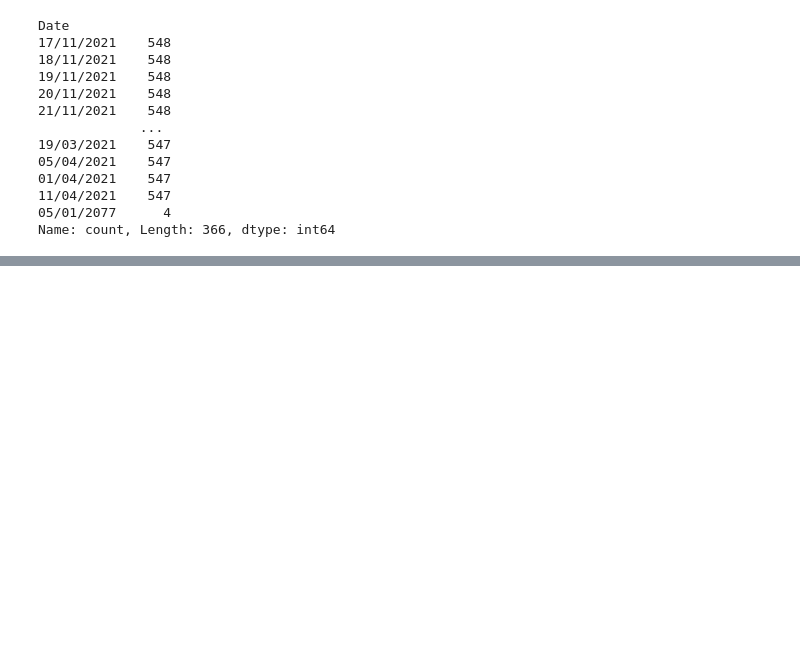
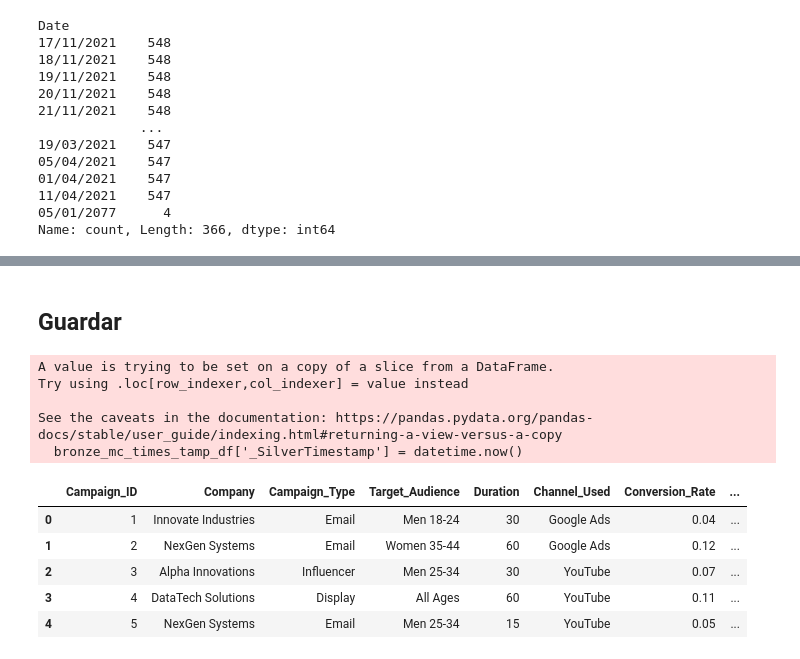
Before and after one commit to noaGAARCIIA/master-analitica-datos-noa-garcia, a Jupyter notebook: from_bronze_to_silver.ipynb, the cells around one changed output, grey strips where cells are left out. Cells and saved outputs as stored; diff of their text form; code cells hidden in the pictures; blank space fills up the shorter version.

```diff
--- a/from_bronze_to_silver.ipynb
+++ b/from_bronze_to_silver.ipynb
@@ -657,0 +690,4 @@ Name: count, Length: 366, dtype: int64
+# %%
+bronze_mc_valores_tipado_1_df = bronze_mc_valores_atipicos_3_df
+
+bronze_mc_valores_tipado_1_df["Campaign_ID"] = bronze_mc_valores_tipado_1_df["Campaign_ID"].astype("int")
@@ -657,0 +722,6 @@ Name: count, Length: 366, dtype: int64
+# %%
+#Cambiamos el formato de la fecha:
+
+bronze_mc_valores_tipado_2_df = bronze_mc_valores_tipado_1_df
+
+bronze_mc_valores_tipado_2_df["Date"] = pd.to_datetime(bronze_mc_valores_tipado_2_df["Date"], dayfirst=True, errors="coerce") #"coerce" pone NaT si alguna fecha es inválida
@@ -657,0 +754,2 @@ Name: count, Length: 366, dtype: int64
+# %% [markdown]
+## Guardar
@@ -657,0 +759,21 @@ Name: count, Length: 366, dtype: int64
+# %%
+#Añadir el timestamp de carga
+bronze_mc_times_tamp_df = bronze_mc_valores_tipado_2_df
+
+bronze_mc_times_tamp_df['_SilverTimestamp'] = datetime.now()
+# %% [output]
+A value is trying to be set on a copy of a slice from a DataFrame.
+Try using .loc[row_indexer,col_indexer] = value instead
+
+See the caveats in the documentation: https://pandas.pydata.org/pandas-docs/stable/user_guide/indexing.html#returning-a-view-versus-a-copy
+  bronze_mc_times_tamp_df['_SilverTimestamp'] = datetime.now()
+# %%
+#Comprobamos que se ha añadido bien
+bronze_mc_times_tamp_df.head()
+# %% [output]
+|  | Campaign_ID | Company | Campaign_Type | Target_Audience | Duration | Channel_Used | Conversion_Rate | ... |
+| 0 | 1 | Innovate Industries | Email | Men 18-24 | 30 | Google Ads | 0.04 | ... |
+| 1 | 2 | NexGen Systems | Email | Women 35-44 | 60 | Google Ads | 0.12 | ... |
+| 2 | 3 | Alpha Innovations | Influencer | Men 25-34 | 30 | YouTube | 0.07 | ... |
+| 3 | 4 | DataTech Solutions | Display | All Ages | 60 | YouTube | 0.11 | ... |
+| 4 | 5 | NexGen Systems | Email | Men 25-34 | 15 | YouTube | 0.05 | ... |
```
Also changed, not shown: parts of 12 cells of this notebook, 2 other files.
